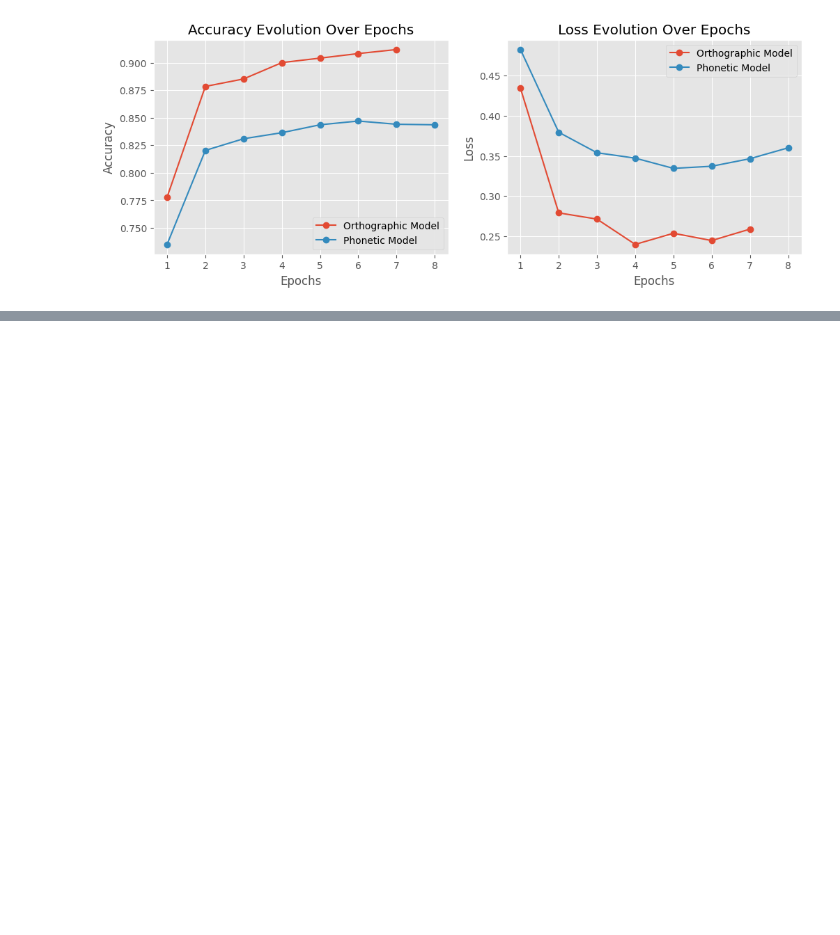
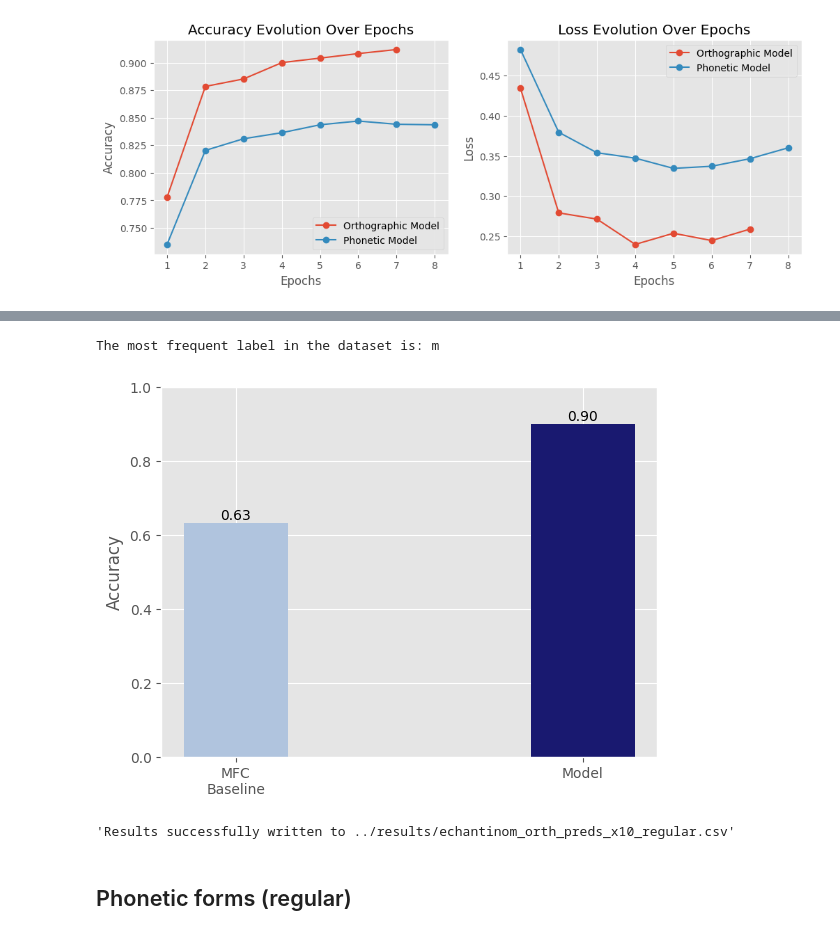
Before and after one commit to NazaninShafiabadi/gender_prediction, a Jupyter notebook: src/main_suffix_vs_non-suffix.ipynb, the cells around one changed output, grey strips where cells are left out. Saved outputs shown, nothing was run; the diff lists cells and outputs as text; code cells hidden in the pictures; blank space fills up the shorter version.

```diff
--- a/src/main_suffix_vs_non-suffix.ipynb
+++ b/src/main_suffix_vs_non-suffix.ipynb
@@ -313,0 +333,3 @@ plot_metrics(valid_accuracies, valid_losses)
+# %%
+orth_test = pd.read_csv('../data/orth_test.csv')
+orth_test
@@ -313,0 +397,25 @@ plot_metrics(valid_accuracies, valid_losses)
+# %%
+orth_test_generator = DataGenerator(orth_test, parentgenerator=orth_train_generator, reverse_nouns=False)
+orth_predictions = orth_model.predict(orth_test_generator, batch_size, set='test')
+
+orth_predictions_df = pd.merge(pd.DataFrame(orth_predictions), echantinom[['lemma', 'phon']], left_on='Form', right_on='lemma', how='left').drop('lemma', axis=1)
+orth_predictions_df.insert(1, 'Alt Form', orth_predictions_df.pop('phon'))
+orth_predictions_df.to_csv('../results/echantinom_orth_preds_regular.csv', index=False)
+# %%
+# Comparison with baseline on test set
+
+orth_correct = orth_predictions_df[orth_predictions_df['Predicted Gender'] == orth_predictions_df['True Gender']]
+orth_acc = (orth_correct.shape[0] / orth_predictions_df.shape[0])
+
+baseline_acc = baseline_accuracy(orth_train_generator, orth_test_generator, verbose=True)
+
+compare_accuracies(baseline_acc, orth_acc)
+# %% [output]
+The most frequent label in the dataset is: m
+[figure, added]
+# %%
+statistical_check(orth_train_set, orth_valid_set, orth_test, hyperparameters, outfile='../results/echantinom_orth_preds_x10_regular.csv', runs=10, reverse_nouns=False, device=DEVICE)
+# %% [output]
+'Results successfully written to ../results/echantinom_orth_preds_x10_regular.csv'
+# %% [markdown]
+## Phonetic forms (regular)
```
Also changed, not shown: parts of 18 cells of this notebook.
